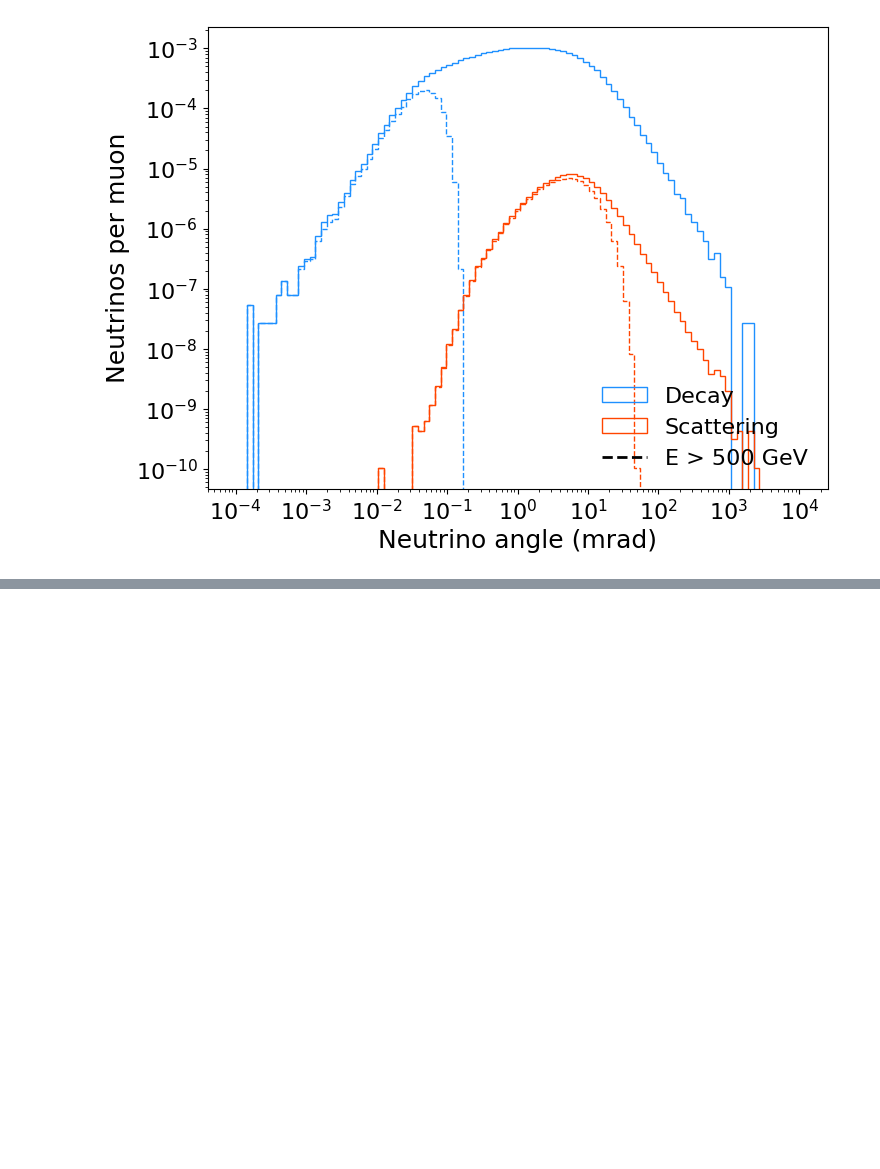
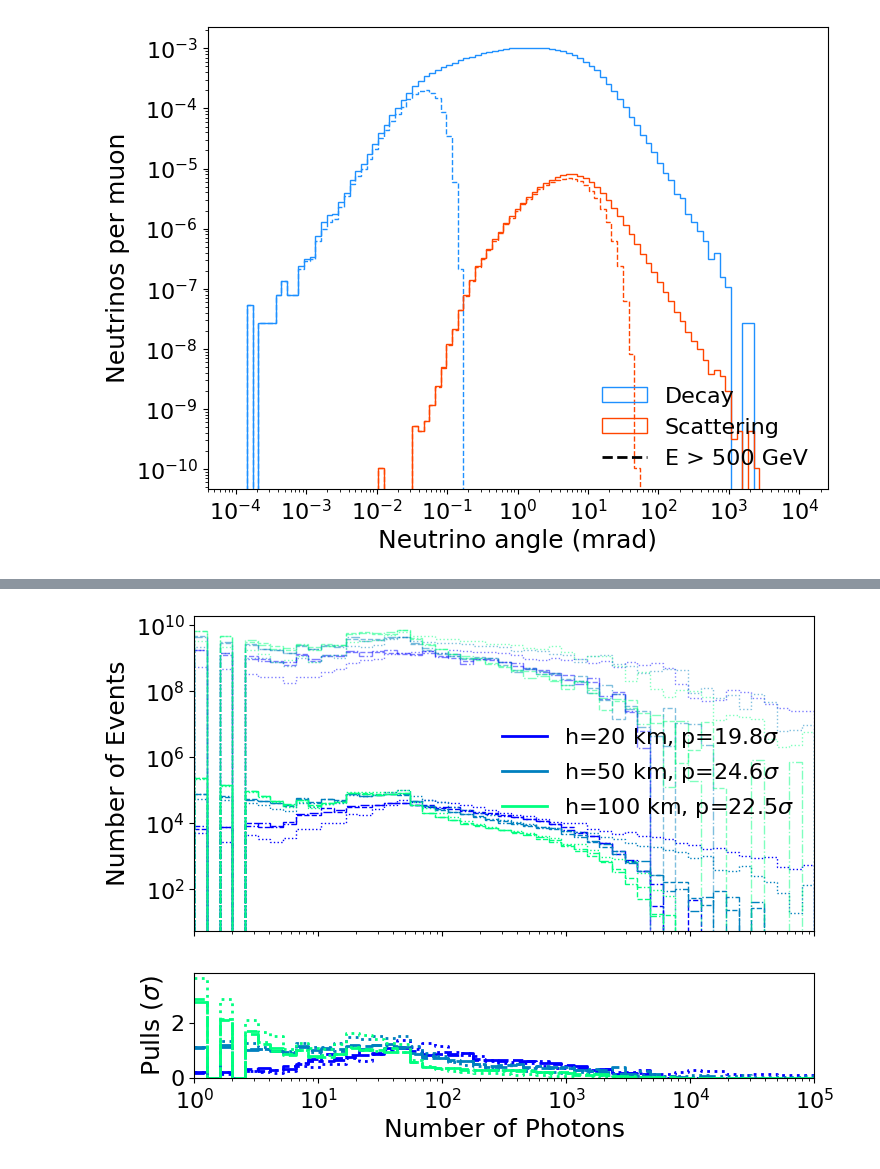
Before and after one commit to nickkamp1/NeutrinoFactoryHNL, a Jupyter notebook: BalloonSandbox.ipynb, the cells around one changed output, grey strips where cells are left out. Cells and saved outputs as stored; diff of their text form; code cells hidden in the pictures; blank space fills up the shorter version.

```diff
--- a/BalloonSandbox.ipynb
+++ b/BalloonSandbox.ipynb
@@ -721,0 +778,98 @@ plt.show()
+# %%
+
+def plot_signal_and_bkg(sig_variable,sig_weight_vec,
+                        bkg_variable,bkg_weight_vec,
+                        bins,
+                        smear_function=None,
+                        logx=True,xlabel=None,sys_unc=0,
+                        cmap=plt.colormaps.get_cmap("winter")):
+
+    fig,ax = plt.subplots(2,1,sharex=True,height_ratios=(3,1))
+
+    for idet in range(sig["detector_positions"].shape[0]):
+
+        if sig_variable.shape[0] == len(sig["detector_positions"]):
+            sig_x = sig_variable[idet]
+        else:
+            sig_x = sig_variable
+        if bkg_variable.shape[0] == len(bkg_decay["detector_positions"]):
+            bkg_x = bkg_variable[idet]
+        else:
+            bkg_x = bkg_variable
+
+        if sig_weight_vec.shape[0] == len(sig["detector_positions"]):
+            sig_w = sig_weight_vec[idet]
+        else:
+            sig_w = sig_weight_vec
+        if bkg_weight_vec.shape[0] == len(bkg_decay["detector_positions"]):
+            bkg_w = bkg_weight_vec[idet]
+        else:
+            bkg_w = bkg_weight_vec
+
+        if smear_function is not None:
+            sig_x = smear_function(sig_x)
+            bkg_x = smear_function(bkg_x)
+
+        color = cmap(int(idet/3)/2)
+        ls = {0:"-.",1:"--",2:":"}[idet%3]
+        # if idet<3:
+        #     plt.plot([],[],color="black",label="offset = %dm"%(sig["detector_positions"][idet][0]),ls=ls)
+        bkg_rate,_,_ = ax[0].hist(bkg_x,bins=bins,weights=bkg_w,color=color,histtype="step",ls=ls,alpha=0.5)
+        sig_rate,_,_ = ax[0].hist(sig_x,bins=bins,weights=sig_w,color=color,histtype="step",ls=ls)
+        ratio = sig_rate/bkg_rate
+        uncertainty = np.sqrt(bkg_rate + (sys_unc*bkg_rate)**2)
+        pulls = np.where(uncertainty>0, sig_rate / uncertainty,0)
+        if idet%3==0:
+            ax[0].plot([],[],color=color,label=r"h=%d km, p=%1.1f$\sigma$"%(sig["detector_positions"][idet][-1]/1e3,sum(pulls)))
+        ax[1].step(bins,np.append(pulls,pulls[-1]),where="post",color=color,ls=ls)
+
+        # ax[1].fill_between(bins,
+        #                    0,#1.-np.append(uncertainty,uncertainty[-1]),
+        #                    np.append(uncertainty,uncertainty[-1]),
+        #                    color=color,alpha=0.1)
+
+    ax[0].semilogy()
+    ax[0].set_xlim(bins[0],bins[-1])
+    ax[1].set_ylim(0)
+    if logx: ax[0].semilogx()
+    ax[0].legend()
+    if xlabel is not None:
+        ax[1].set_xlabel(xlabel)
+    ax[0].set_ylabel("Number of Events")
+    ax[1].set_ylabel(r"Pulls ($\sigma$)")
+    plt.show()
+    plt.close(fig)
+
+
+
+plot_signal_and_bkg(sig_sampled_photons,sig_weights,
+                    bkg_decay_sampled_photons + bkg_scatter_sampled_photons,bkg_decay_weights + bkg_scatter_weights,
+                    np.logspace(0,5,50),
+                    logx=True,xlabel="Number of Photons")
+
+plot_signal_and_bkg(sig_sampled_photons,sig_weights*(sig_sampled_photons>photon_threshold),
+                    bkg_decay_sampled_photons + bkg_scatter_sampled_photons,bkg_decay_weights*(bkg_decay_sampled_photons>photon_threshold) + bkg_scatter_weights*(bkg_scatter_sampled_photons>photon_threshold),
+                    np.logspace(0,5,50),
+                    logx=True,xlabel="Number of Photons")
+
+
+
+# plot_signal_and_bkg(sig["decay_positions"][0,:,0],sig_weights*(sig_sampled_photons>photon_threshold),
+#                     bkg["bkg_positions"][:,0],bkg_weights*(bkg_sampled_photons>photon_threshold),
+#                     np.linspace(-1e4,1e4,100),
+#                     smear_function=lambda x: np.random.normal(x,scale=1000),
+#                     xlabel="X [m]",logx=False)
+
+# plot_signal_and_bkg(sig["decay_positions"][0,:,1],sig_weights*(sig_sampled_photons>photon_threshold),
+#                     bkg["bkg_positions"][:,1],bkg_weights*(bkg_sampled_photons>photon_threshold),
+#                     np.linspace(-1e4,1e4,100),
+#                     smear_function=lambda x: np.random.normal(x,scale=1000),
+#                     xlabel="Y [m]",logx=False)
+
+# plot_signal_and_bkg(sig["decay_positions"][0,:,2],sig_weights*(sig_sampled_photons>photon_threshold),
+#                     bkg["bkg_positions"][:,2],bkg_weights*(bkg_sampled_photons>photon_threshold),
+#                     np.linspace(0,1e5,100),xlabel="Z [m]",
+#                     smear_function=lambda x: np.random.normal(x,scale=1000),
+#                     logx=False)
+# %% [output]
+[figure, added]
```
Also changed, not shown: parts of 6 cells of this notebook, 5 other files.
